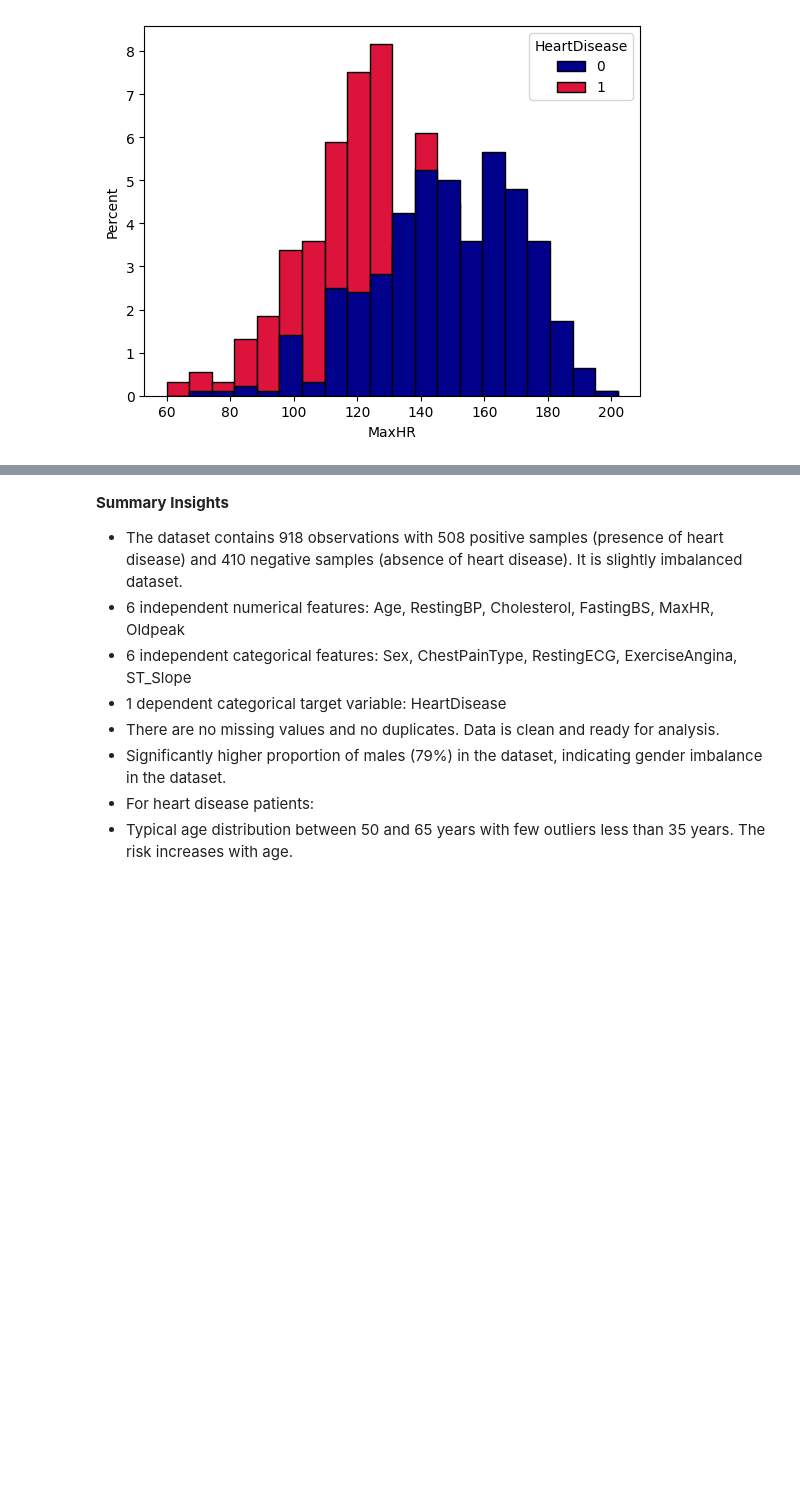
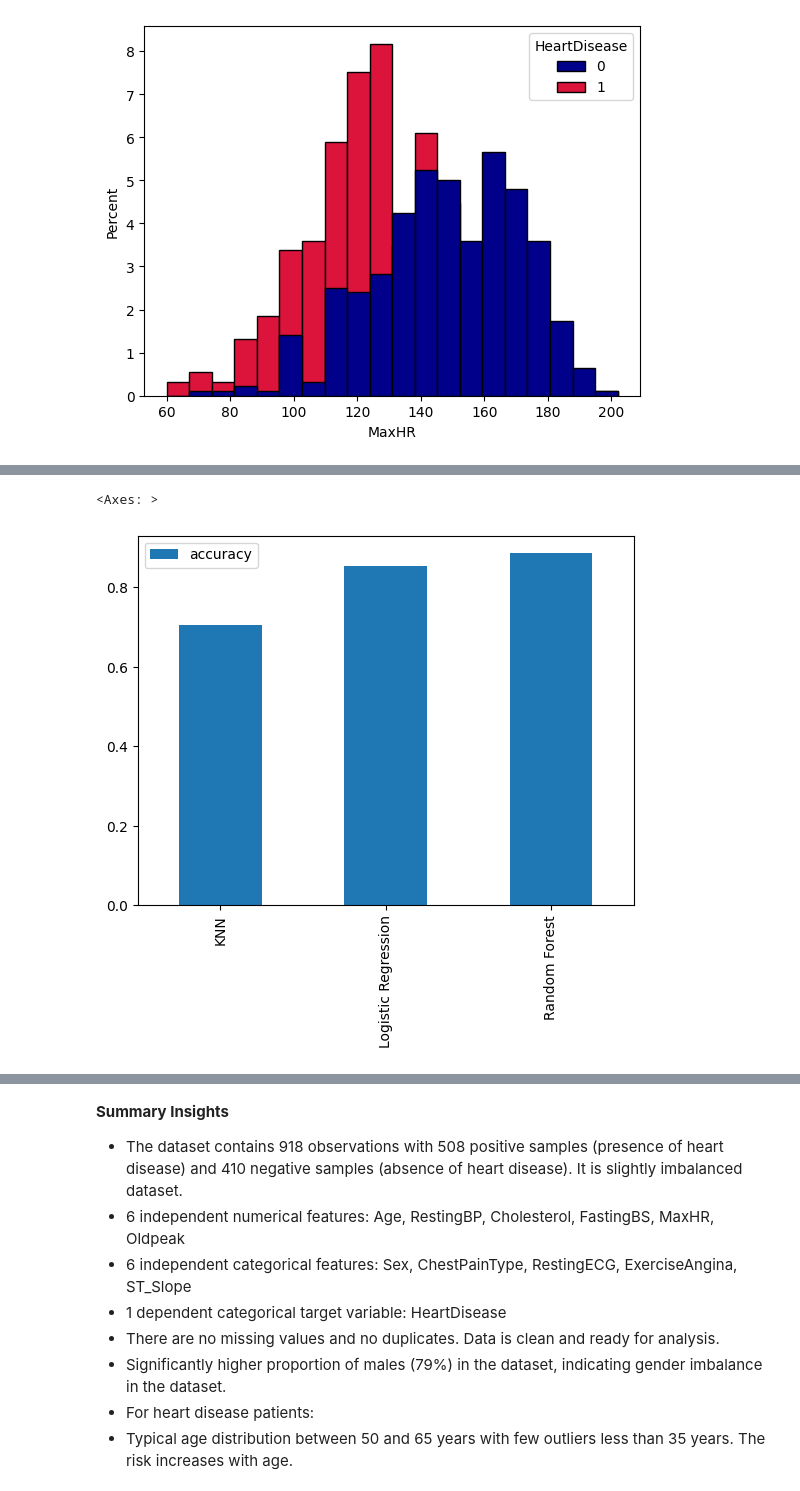
Before and after one commit to anushishah/heart_disease_UCI, a Jupyter notebook: Heart_disease_EDA.ipynb, the cells around one changed output, grey strips where cells are left out. Drawn from its saved outputs; the diff is of its cells as text; code cells hidden in the pictures; blank space fills up the shorter version.

```diff
--- a/Heart_disease_EDA.ipynb
+++ b/Heart_disease_EDA.ipynb
@@ -264,0 +325,14 @@ plt.show()
+# %%
+# ML model : LogisticRegression
+from sklearn.linear_model import LogisticRegression
+from sklearn.neighbors import KNeighborsClassifier
+from sklearn.ensemble import RandomForestClassifier
+
+from sklearn.metrics import accuracy_score, confusion_matrix, classification_report
+
+
+model = LogisticRegression()
+model.fit(X_train, Y_train)
+Y_pred = model.predict(X_test)
+score = accuracy_score(Y_test, Y_pred)
+print('Accuracy Score: ', score)
@@ -264,0 +348,24 @@ plt.show()
+# %%
+## Run multiple ML models
+
+models = {"KNN": KNeighborsClassifier(),
+          "Logistic Regression": LogisticRegression(),
+          "Random Forest": RandomForestClassifier()}
+
+## Function to fit and score models
+def ml_fit_and_score(models, X_train, X_test, Y_train, Y_test):
+  model_scores = {}
+  for name, model in models.items():
+    #model_scores[name] = model.fit(X_train, Y_train)
+    model.fit(X_train, Y_train)
+    model_scores[name] = model.score(X_test, Y_test)
+
+  return model_scores
+# %%
+## Call model function ml_fit_and_score
+model_scores = ml_fit_and_score(models=models,
+                                X_train=X_train,
+                                X_test=X_test,
+                                Y_train=Y_train,
+                                Y_test=Y_test)
+model_scores
@@ -264,0 +383,7 @@ plt.show()
+# %%
+# Visualie the scores
+compare_model_accuracy = pd.DataFrame(model_scores, index=['accuracy'])
+compare_model_accuracy.T.plot.bar()
+# %% [output]
+<Axes: >
+[figure, added]
```
Also changed, not shown: parts of 9 cells of this notebook.
